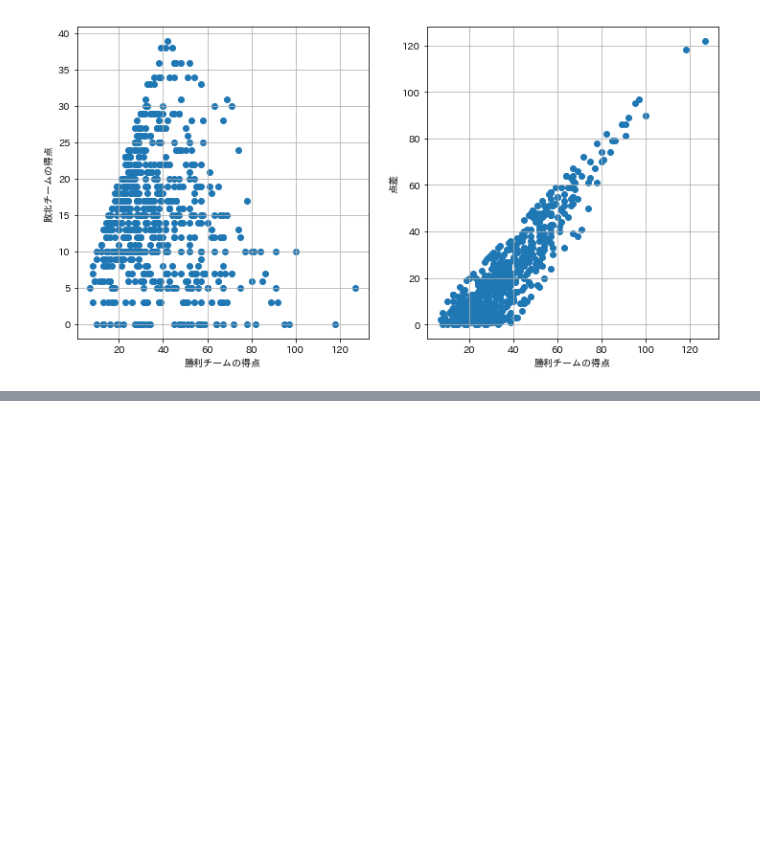
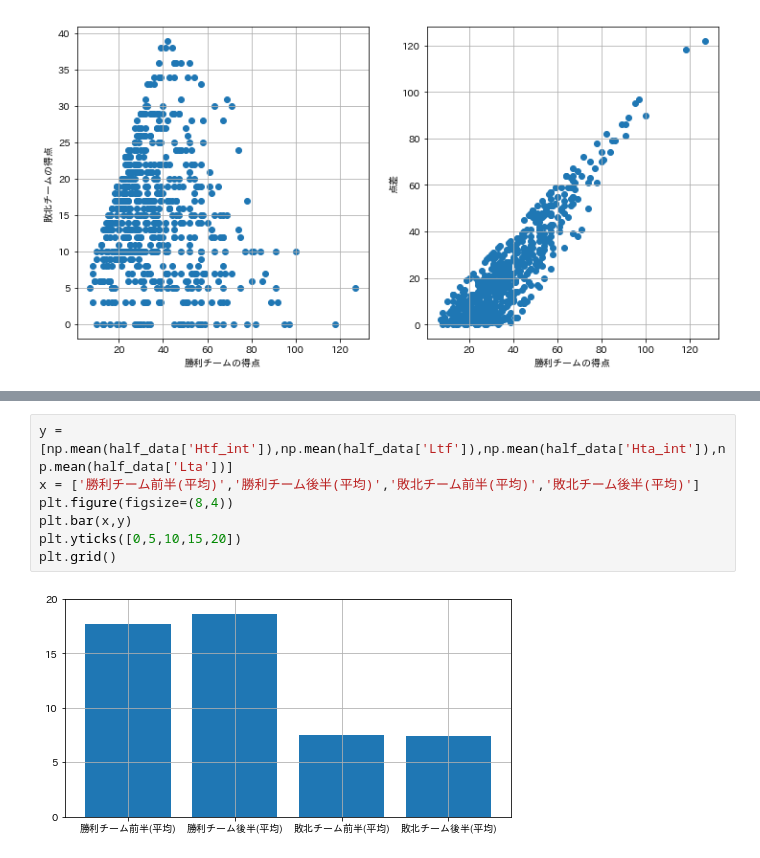
Before and after one commit to rimever/RugbyAnalyze, a Jupyter notebook: Match/match_score_analyze.ipynb, the cells around one changed output, grey strips where cells are left out. Cells and saved outputs as stored; diff of their text form; blank space fills up the shorter version.

```diff
--- a/Match/match_score_analyze.ipynb
+++ b/Match/match_score_analyze.ipynb
@@ -225,0 +291,9 @@ ax[1].grid()
+# %%
+y = [np.mean(half_data['Htf_int']),np.mean(half_data['Ltf']),np.mean(half_data['Hta_int']),np.mean(half_data['Lta'])]
+x = ['勝利チーム前半(平均)','勝利チーム後半(平均)','敗北チーム前半(平均)','敗北チーム後半(平均)']
+plt.figure(figsize=(8,4))
+plt.bar(x,y)
+plt.yticks([0,5,10,15,20])
+plt.grid()
+# %% [output]
+[figure, added]
```
Also changed, not shown: parts of 12 cells of this notebook.
